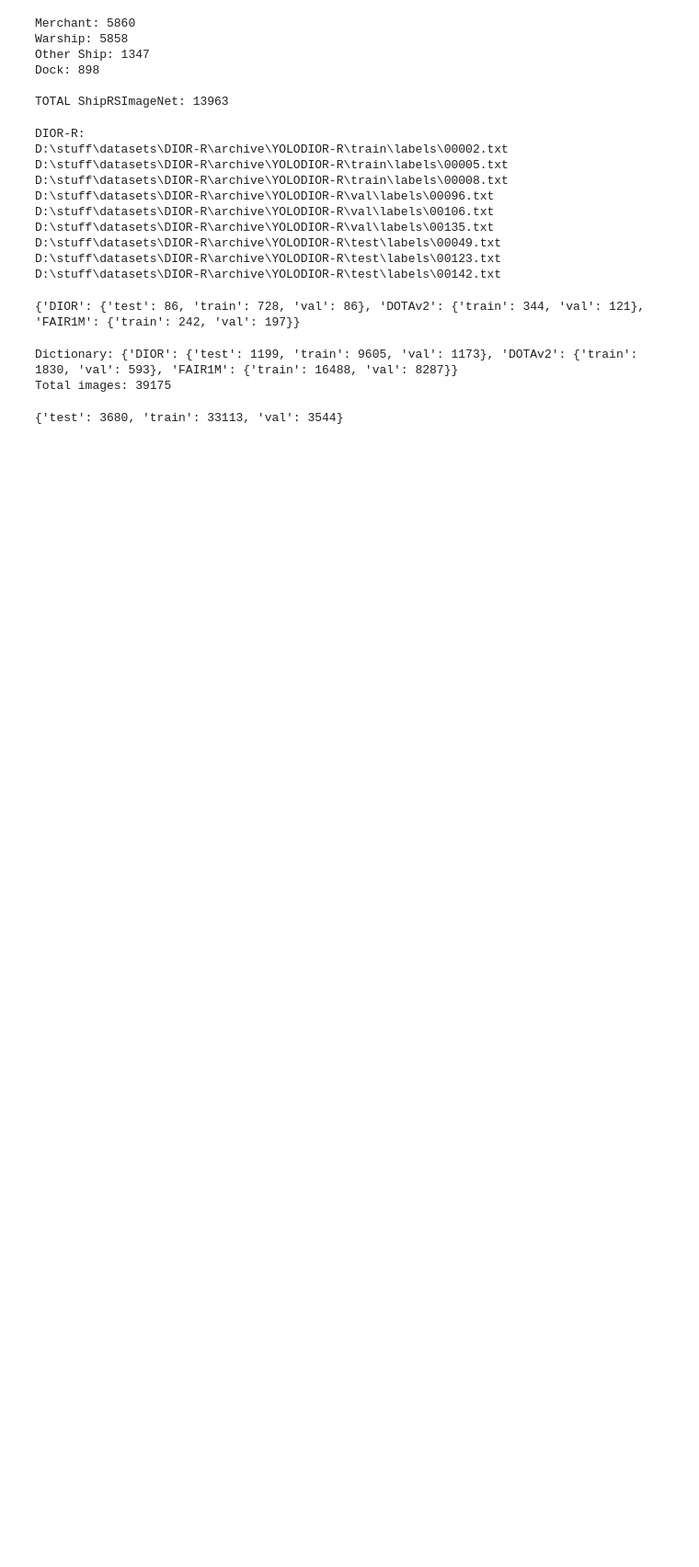
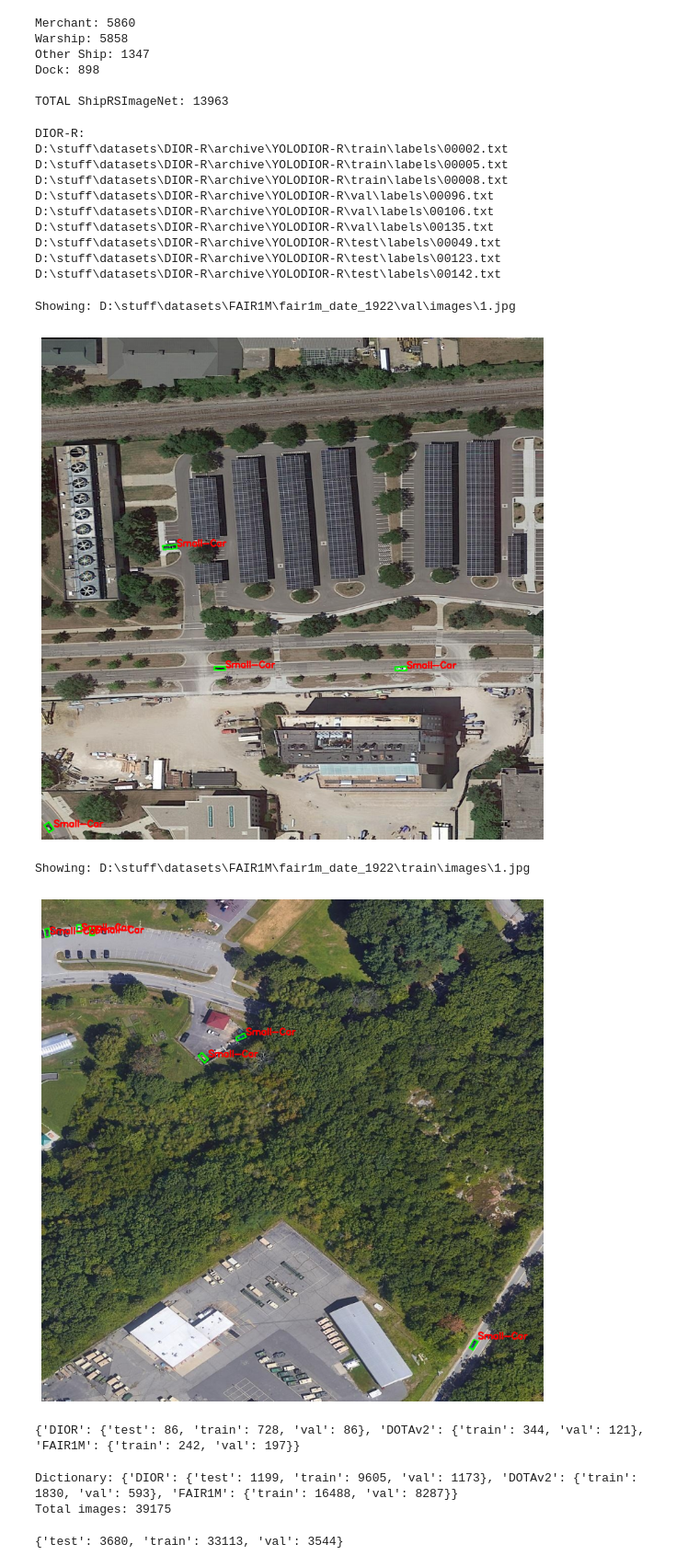
Before and after one commit to mateusz29/satellite-object-detection, a Jupyter notebook: notebooks/01_data_exploration.ipynb, the cells around one changed output. Shown at 92% size. Cells and saved outputs as stored; diff of their text form; code cells hidden in the pictures; blank space fills up the shorter version.

Commit message:
Improve dataset combination pipeline

```diff
--- a/notebooks/01_data_exploration.ipynb
+++ b/notebooks/01_data_exploration.ipynb
@@ -669,9 +749,14 @@ def show_multiple_images_ships(target_object, max_results=None):
 # %%
-# show_multiple_images_fair1m("Intersection", 15)
-show_multiple_images_dior("Ship", 5)
-# show_multiple_images_dotav2("small-vehicle", 25)
+show_multiple_images_fair1m("Small-Car", 1, show_only_target=True)
+# show_multiple_images_dior("Baseball field", 5)
+# show_multiple_images_dotav2("soccer-ball-field", 5)
 # show_multiple_images_diorr("Vehicle", 30)
-show_multiple_images_ships("Other Ship", 10)
+# show_multiple_images_ships("Merchant", 30)
+# %% [output]
+Showing: D:\stuff\datasets\FAIR1M\fair1m_date_1922\val\images\1.jpg
+[figure, added]
+Showing: D:\stuff\datasets\FAIR1M\fair1m_date_1922\train\images\1.jpg
+[figure, added]
 # %%
 def check_images_with_no_annotations_msgo(root_dir):
     root_path = Path(root_dir)
```
Also changed, not shown: parts of 3 cells of this notebook, 5 other files.
